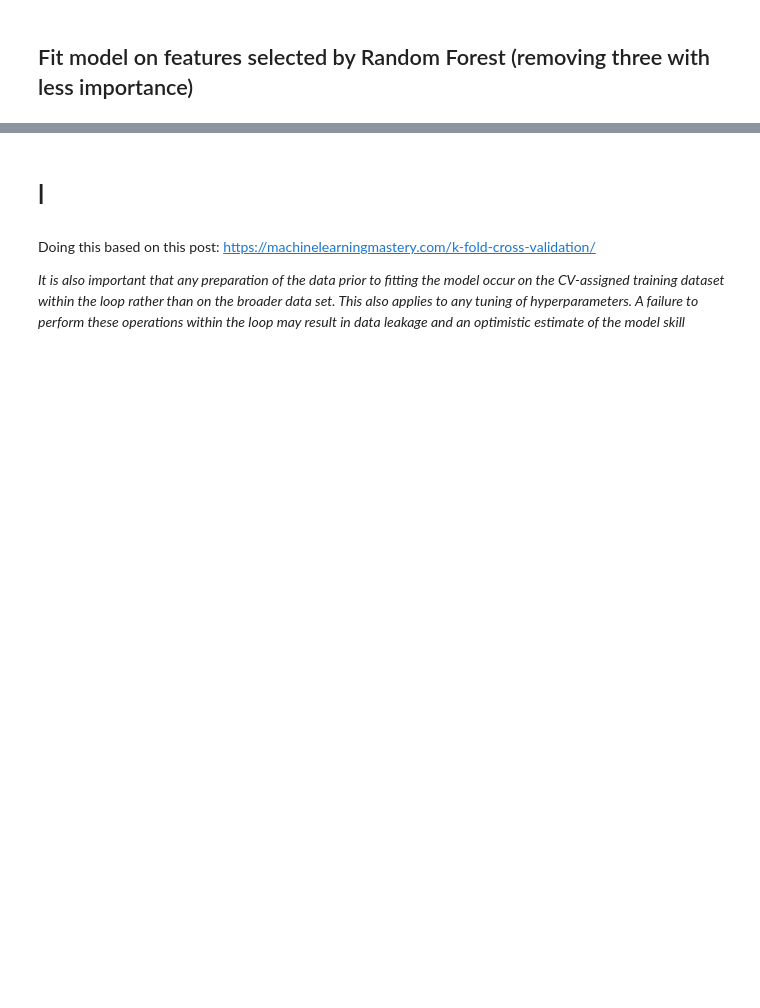
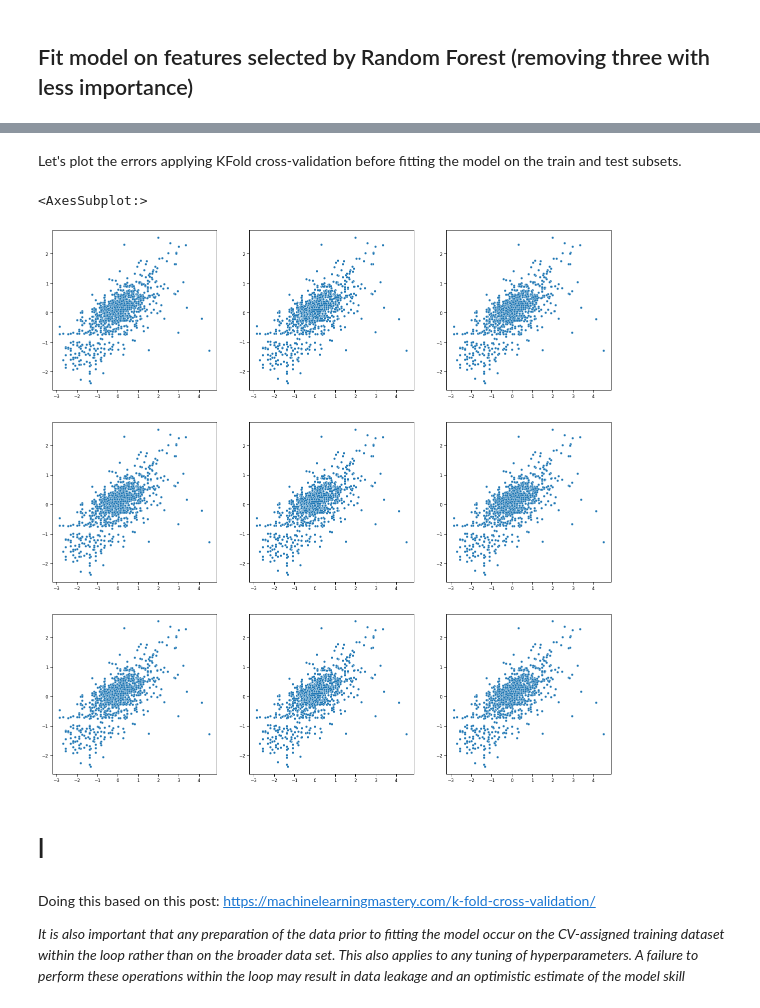
Before and after one commit to sbmoyano/data_science_projects, a Jupyter notebook: Airbnb_Malaga_correlation_regression/airbnb_malaga_supervised_learning_regression.ipynb, the cells around one changed output, grey strips where cells are left out. Drawn from its saved outputs; the diff is of its cells as text; code cells hidden in the pictures; blank space fills up the shorter version.

```diff
--- a/Airbnb_Malaga_correlation_regression/airbnb_malaga_supervised_learning_regression.ipynb
+++ b/Airbnb_Malaga_correlation_regression/airbnb_malaga_supervised_learning_regression.ipynb
@@ -1769,3 +2152,22 @@ sns.scatterplot(test_y_np, pred_ridge_sel_supp, ax=ax[2, 1])
+# %% [markdown]
+Let's plot the errors applying KFold cross-validation before fitting the model on the train and test subsets.
+# %%
+fig, ax = plt.subplots(3, 3, figsize=(20, 20))
+
+sns.scatterplot(y_test_lasso, pred_lasso_kfold, ax=ax[0, 0])
+sns.scatterplot(y_test_ridge, pred_ridge_kfold, ax=ax[0, 1])
+sns.scatterplot(y_test_elasticnet, pred_elasticnet_kfold, ax=ax[0, 2])
+
+sns.scatterplot(y_test_lasso_sel, pred_lasso_sel_kfold, ax=ax[1, 0])
+sns.scatterplot(y_test_ridge_sel, pred_ridge_sel_kfold, ax=ax[1, 1])
+sns.scatterplot(y_test_elasticnet_sel, pred_elasticnet_sel_kfold, ax=ax[1, 2])
+
+sns.scatterplot(y_test_lasso_sel_supp, pred_lasso_sel_supp_kfold, ax=ax[2, 0])
+sns.scatterplot(y_test_ridge_sel_supp, pred_ridge_sel_supp_kfold, ax=ax[2, 1])
+sns.scatterplot(y_test_elasticnet_sel_supp, pred_elasticnet_sel_supp_kfold, ax=ax[2, 2])
+# %% [output]
+<AxesSubplot:>
+[figure, added]
 # %% [markdown]
 # l
 # %% [markdown]
```
Also changed, not shown: parts of 32 cells of this notebook.
